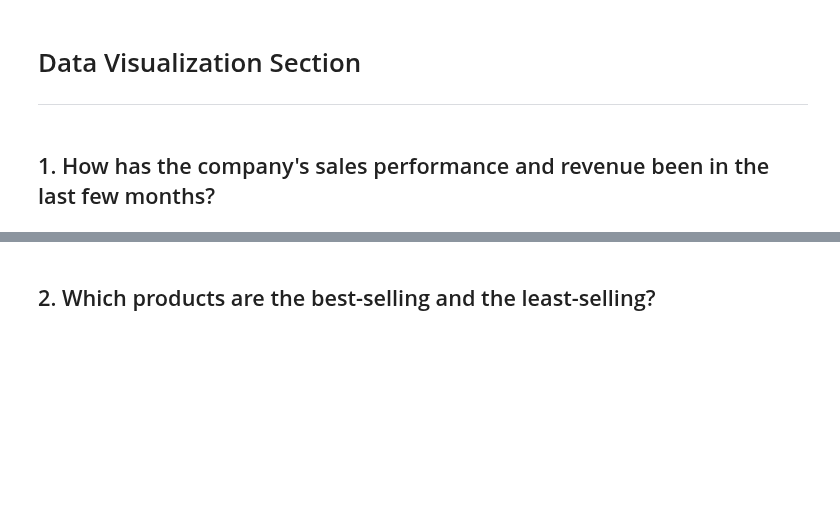
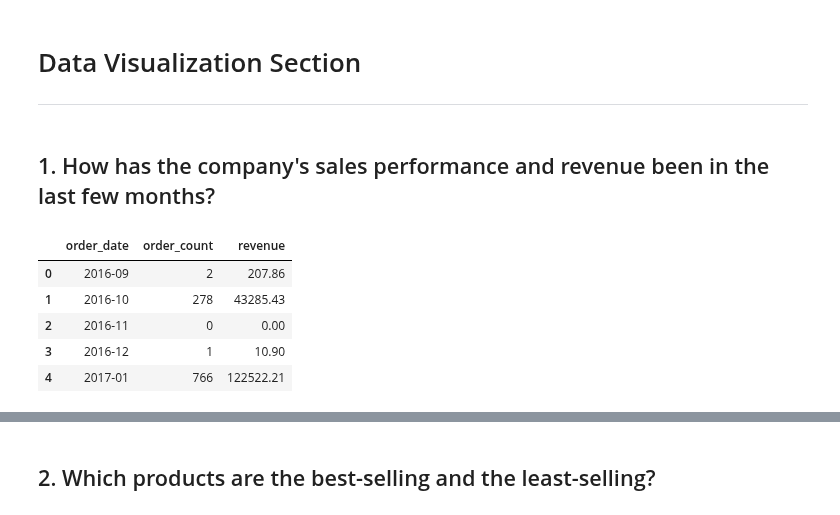
Before and after one commit to naufalmuafi/e-commerce_analysis_project, a Jupyter notebook: main.ipynb, the cells around one changed output, grey strips where cells are left out. Saved outputs shown, nothing was run; the diff lists cells and outputs as text; code cells hidden in the pictures; blank space fills up the shorter version.

```diff
--- a/main.ipynb
+++ b/main.ipynb
@@ -1462,3 +1462,25 @@ all_df.groupby(by=["customer_state", "product_category_name"]).agg({
 ---
 # %% [markdown]
 ## 1. How has the company's sales performance and revenue been in the last few months?
+# %%
+monthly_orders_df = all_df.resample(rule="M", on="order_purchase_timestamp").agg({
+  "order_id": "nunique",
+  "price": "sum"
+})
+
+monthly_orders_df.index = monthly_orders_df.index.strftime('%Y-%m')
+monthly_orders_df = monthly_orders_df.reset_index()
+monthly_orders_df.rename(columns={
+    "order_purchase_timestamp": "order_date",
+    "order_id": "order_count",
+    "price": "revenue"
+}, inplace=True)
+
+monthly_orders_df.head()
+# %% [output]
+|  | order_date | order_count | revenue |
+| 0 | 2016-09 | 2 | 207.86 |
+| 1 | 2016-10 | 278 | 43285.43 |
+| 2 | 2016-11 | 0 | 0.00 |
+| 3 | 2016-12 | 1 | 10.90 |
+| 4 | 2017-01 | 766 | 122522.21 |
```
Also changed, not shown: parts of 2 cells of this notebook.
